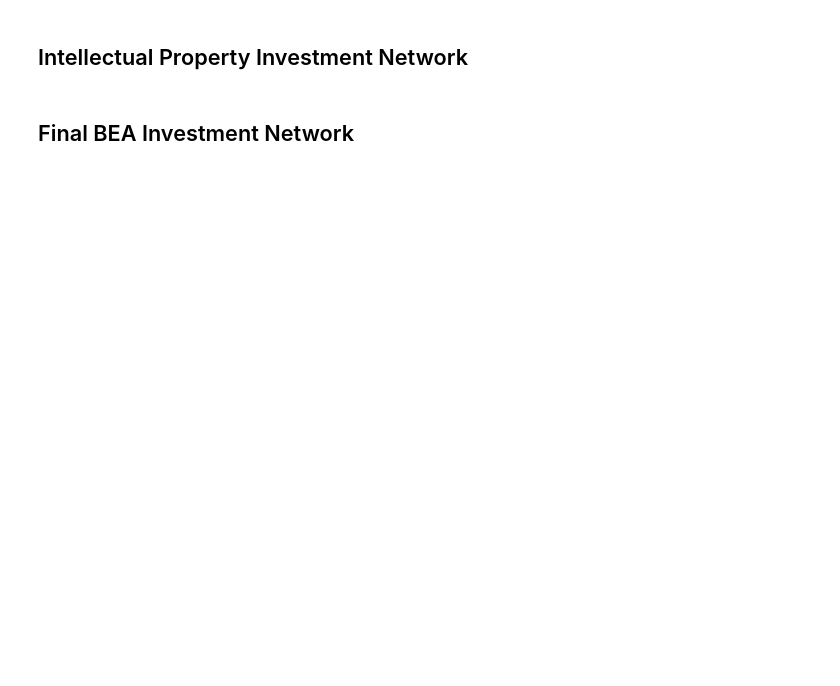
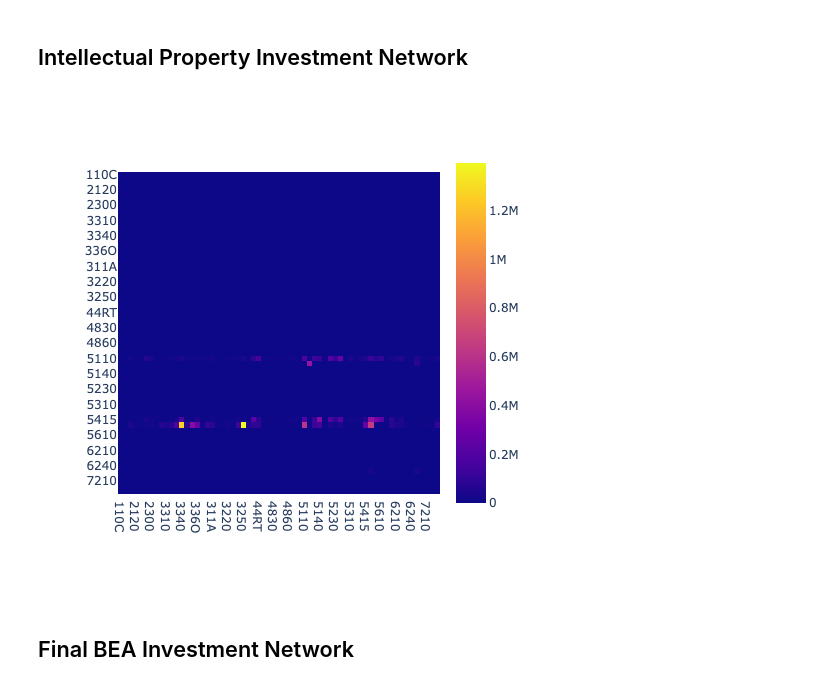
Before and after one commit to matthewbbone/macro-model-eda, a Jupyter notebook: may2nd.ipynb, the cells around one changed output. Cells and saved outputs as stored; diff of their text form; code cells hidden in the pictures; blank space fills up the shorter version.

```diff
--- a/may2nd.ipynb
+++ b/may2nd.ipynb
@@ -274,7 +282,10 @@ final_ipp_matrix = pd.DataFrame(ipp_matrix.sum(axis = 0))
 final_ipp_matrix.columns = industries
 final_ipp_matrix.index = industries
 # %%
-px.imshow(final_ipp_matrix, width=500, height=500)
+# px.imshow(final_ipp_matrix, width=500, height=500)
+Image("ippmat.png")
+# %% [output]
+[figure, added]
 # %% [markdown]
 ## Final BEA Investment Network
 # %%
```
Also changed, not shown: parts of 6 cells of this notebook.
